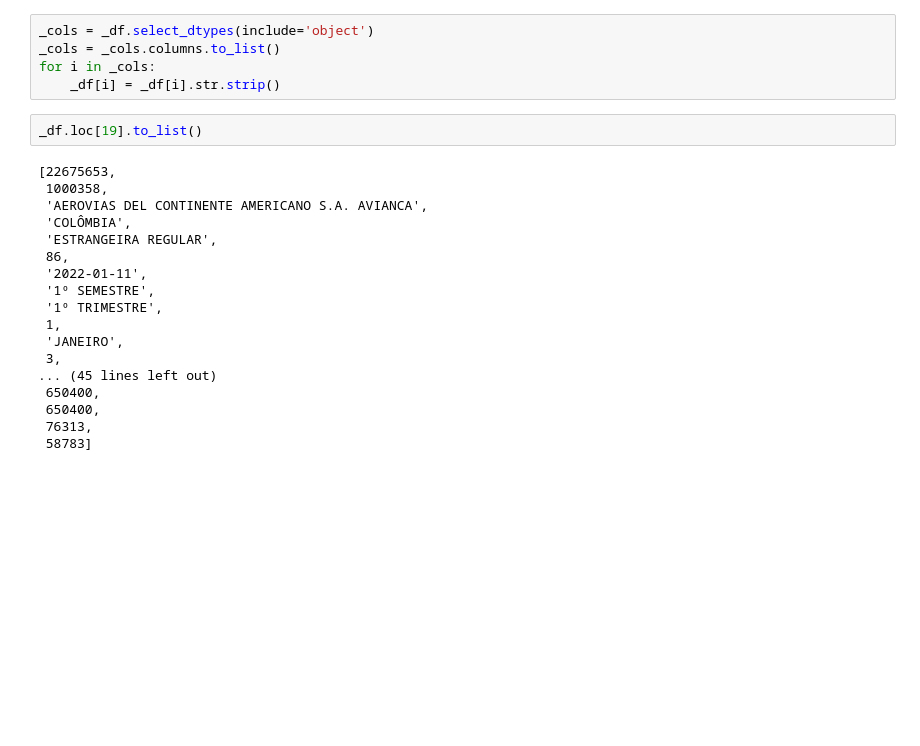
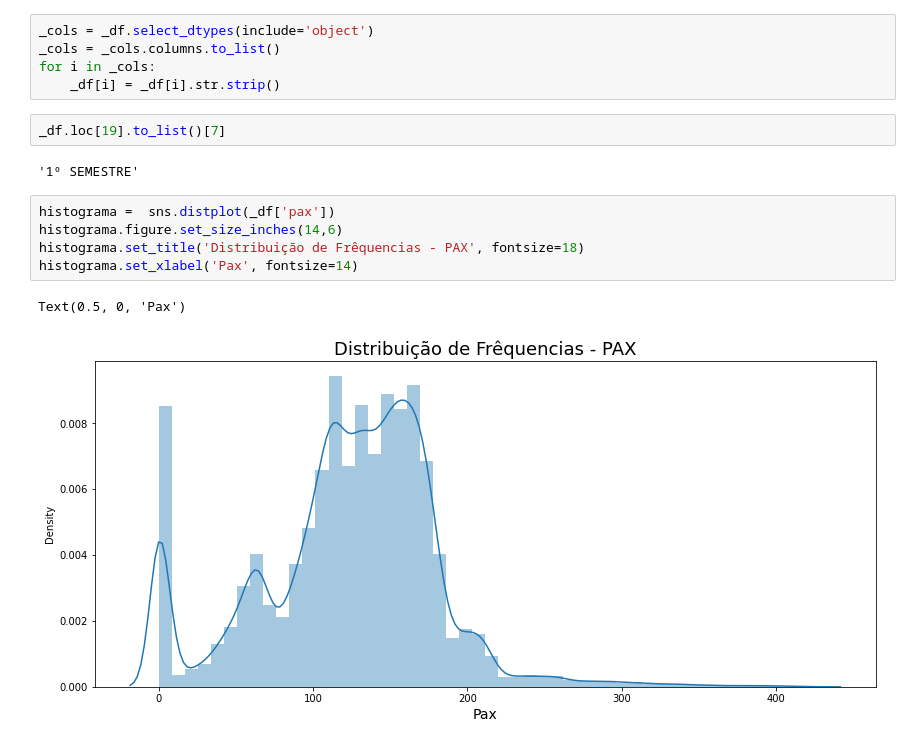
Before and after one commit to alexaugusto23/Gol_Cases, a Jupyter notebook: case02.ipynb, the cells around one changed output. Cells and saved outputs as stored; diff of their text form; blank space fills up the shorter version.

```diff
--- a/case02.ipynb
+++ b/case02.ipynb
@@ -201,22 +201,14 @@ _cols = _cols.columns.to_list()
 for i in _cols:
     _df[i] = _df[i].str.strip()
 # %%
-_df.loc[19].to_list()
+_df.loc[19].to_list()[7]
 # %% [output]
-[22675653,
- 1000358,
- 'AEROVIAS DEL CONTINENTE AMERICANO S.A. AVIANCA',
- 'COLÔMBIA',
- 'ESTRANGEIRA REGULAR',
- 86,
- '2022-01-11',
- '1º SEMESTRE',
- '1º TRIMESTRE',
- 1,
- 'JANEIRO',
- 3,
-... (45 lines left out)
- 650400,
- 650400,
- 76313,
- 58783]
+'1º SEMESTRE'
+# %%
+histograma =  sns.distplot(_df['pax'])
+histograma.figure.set_size_inches(14,6)
+histograma.set_title('Distribuição de Frêquencias - PAX', fontsize=18)
+histograma.set_xlabel('Pax', fontsize=14)
+# %% [output]
+Text(0.5, 0, 'Pax')
+[figure, added]
```
Also changed, not shown: parts of 19 cells of this notebook, 1 other file.
